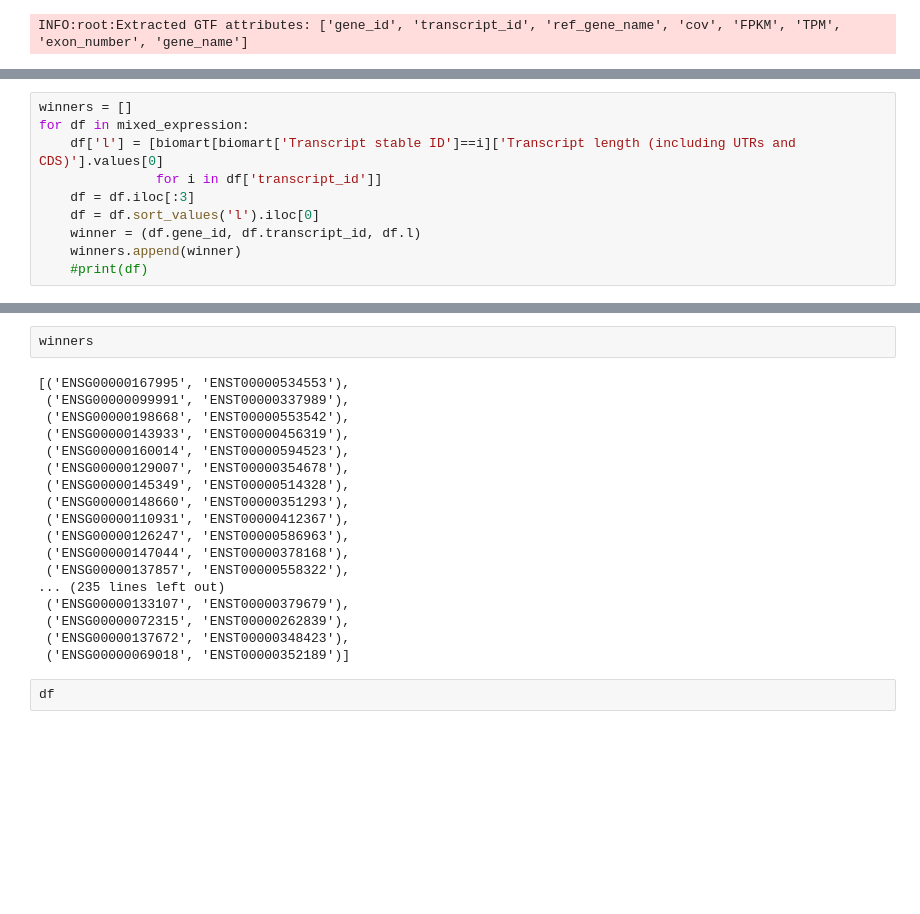
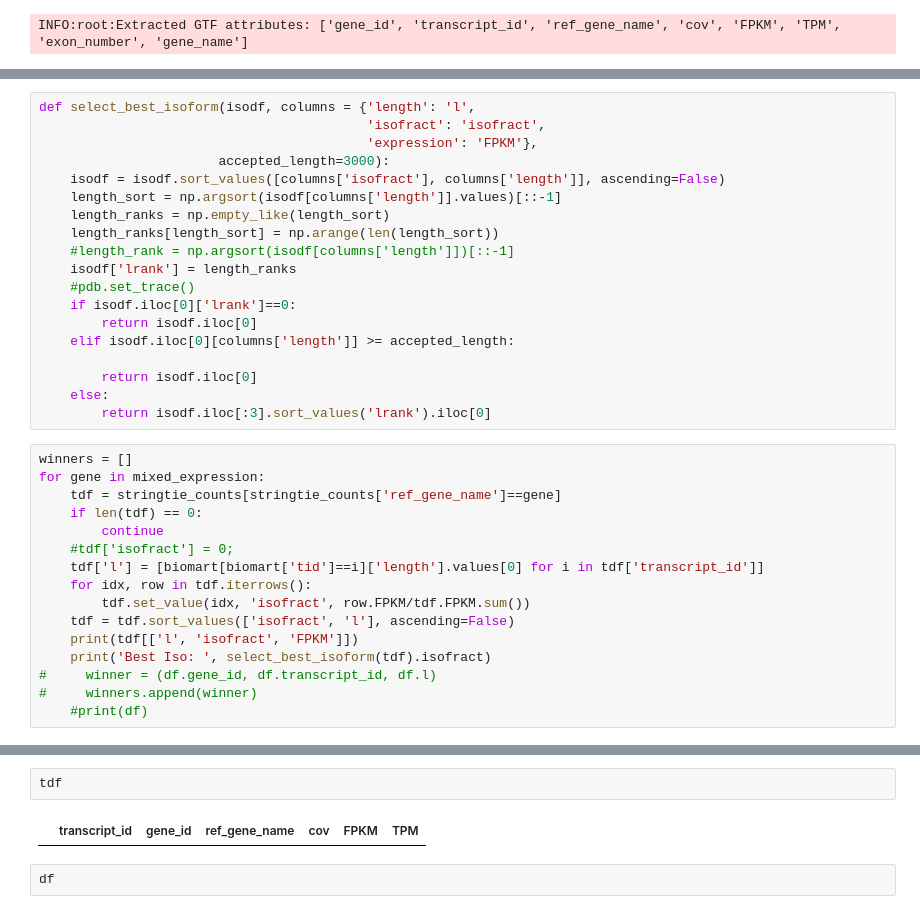
Before and after one commit to wollmanlab/seqfish_design, a Jupyter notebook: ca_celltype_v2/ca_genes_2.0.ipynb, the cells around one changed output, grey strips where cells are left out. Drawn from its saved outputs; the diff is of its cells as text; blank space fills up the shorter version.

```diff
--- a/ca_celltype_v2/ca_genes_2.0.ipynb
+++ b/ca_celltype_v2/ca_genes_2.0.ipynb
@@ -136,12 +129,37 @@ Automatic pdb calling has been turned ON
+# %%
+def select_best_isoform(isodf, columns = {'length': 'l',
+                                          'isofract': 'isofract',
+                                          'expression': 'FPKM'},
+                       accepted_length=3000):
+    isodf = isodf.sort_values([columns['isofract'], columns['length']], ascending=False)
+    length_sort = np.argsort(isodf[columns['length']].values)[::-1]
+    length_ranks = np.empty_like(length_sort)
+    length_ranks[length_sort] = np.arange(len(length_sort))
+    #length_rank = np.argsort(isodf[columns['length']])[::-1]
+    isodf['lrank'] = length_ranks
+    #pdb.set_trace()
+    if isodf.iloc[0]['lrank']==0:
+        return isodf.iloc[0]
+    elif isodf.iloc[0][columns['length']] >= accepted_length:
+
+        return isodf.iloc[0]
+    else:
+        return isodf.iloc[:3].sort_values('lrank').iloc[0]
 # %%
 winners = []
-for df in mixed_expression:
-    df['l'] = [biomart[biomart['Transcript stable ID']==i]['Transcript length (including UTRs and CDS)'].values[0]
-               for i in df['transcript_id']]
-    df = df.iloc[:3]
-    df = df.sort_values('l').iloc[0]
-    winner = (df.gene_id, df.transcript_id, df.l)
-    winners.append(winner)
+for gene in mixed_expression:
+    tdf = stringtie_counts[stringtie_counts['ref_gene_name']==gene]
+    if len(tdf) == 0:
+        continue
+    #tdf['isofract'] = 0;
+    tdf['l'] = [biomart[biomart['tid']==i]['length'].values[0] for i in tdf['transcript_id']]
+    for idx, row in tdf.iterrows():
+        tdf.set_value(idx, 'isofract', row.FPKM/tdf.FPKM.sum())
+    tdf = tdf.sort_values(['isofract', 'l'], ascending=False)
+    print(tdf[['l', 'isofract', 'FPKM']])
+    print('Best Iso: ', select_best_isoform(tdf).isofract)
+#     winner = (df.gene_id, df.transcript_id, df.l)
+#     winners.append(winner)
     #print(df)
 # %% [output]
 A value is trying to be set on a copy of a slice from a DataFrame.
@@ -152,23 +203,7 @@ See the caveats in the documentation: http://pandas.pydata.org/pandas-docs/stabl
-# %%
-winners
-# %% [output]
-[('ENSG00000167995', 'ENST00000534553'),
- ('ENSG00000099991', 'ENST00000337989'),
- ('ENSG00000198668', 'ENST00000553542'),
- ('ENSG00000143933', 'ENST00000456319'),
- ('ENSG00000160014', 'ENST00000594523'),
- ('ENSG00000129007', 'ENST00000354678'),
- ('ENSG00000145349', 'ENST00000514328'),
- ('ENSG00000148660', 'ENST00000351293'),
- ('ENSG00000110931', 'ENST00000412367'),
- ('ENSG00000126247', 'ENST00000586963'),
- ('ENSG00000147044', 'ENST00000378168'),
- ('ENSG00000137857', 'ENST00000558322'),
-... (235 lines left out)
- ('ENSG00000133107', 'ENST00000379679'),
- ('ENSG00000072315', 'ENST00000262839'),
- ('ENSG00000137672', 'ENST00000348423'),
- ('ENSG00000069018', 'ENST00000352189')]
+# %%
+tdf
+# %% [output]
+|  | transcript_id | gene_id | ref_gene_name | cov | FPKM | TPM |
 # %%
 df
 # %% [output]
```
Also changed, not shown: parts of 8 cells of this notebook, 1 other file.
